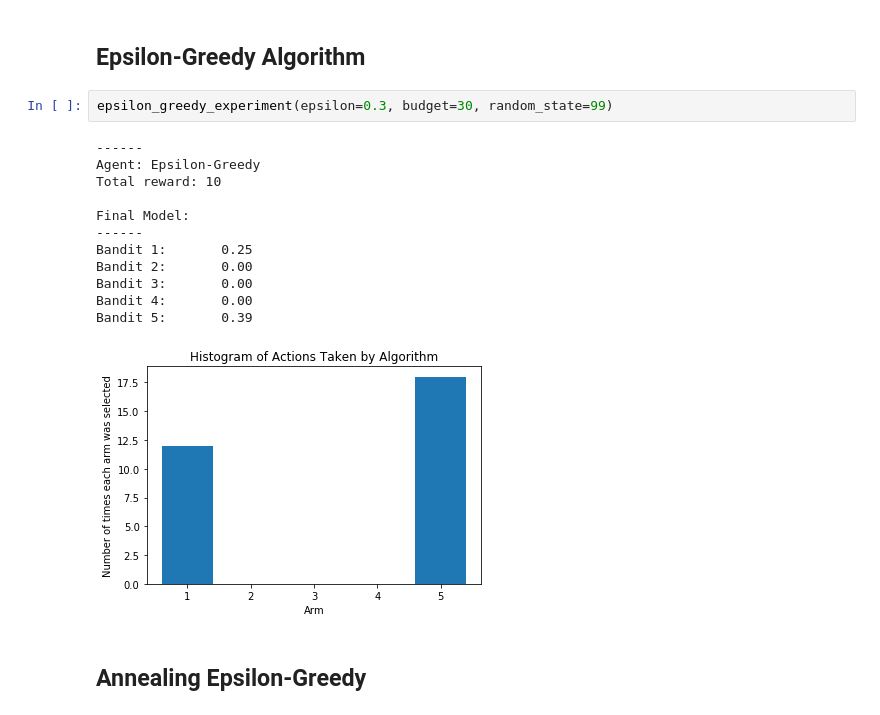
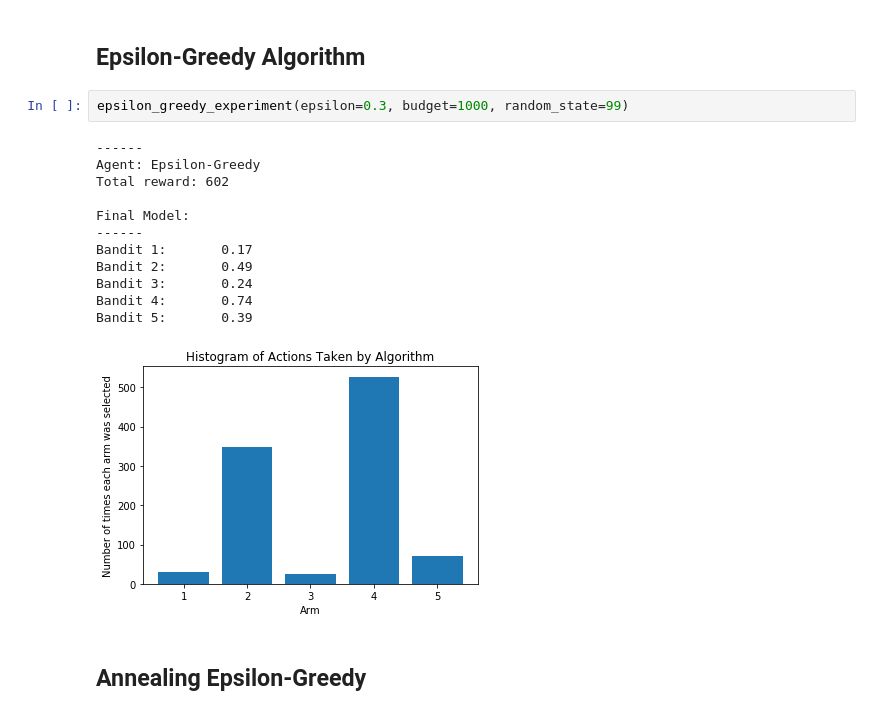
Before and after one commit to TomMonks/multi-arm-bandit, a Jupyter notebook: lecture1_agents.ipynb, the cells around one changed output. Cells and saved outputs as stored; diff of their text form.

```diff
--- a/lecture1_agents.ipynb
+++ b/lecture1_agents.ipynb
@@ -29,20 +32,20 @@ from test_bandit_agents import (print_reward,
 # %% [markdown]
 ## Epsilon-Greedy Algorithm
 # %%
-epsilon_greedy_experiment(epsilon=0.3, budget=30, random_state=99)
+epsilon_greedy_experiment(epsilon=0.3, budget=1000, random_state=99)
 # %% [output]
 ------
 Agent: Epsilon-Greedy
-Total reward: 10
+Total reward: 602
 
 Final Model:
 ------
-Bandit 1:       0.25
-Bandit 2:       0.00
-Bandit 3:       0.00
-Bandit 4:       0.00
+Bandit 1:       0.17
+Bandit 2:       0.49
+Bandit 3:       0.24
+Bandit 4:       0.74
 Bandit 5:       0.39
-[figure, old version]
+[figure, new version]
 # %% [markdown]
 ## Annealing Epsilon-Greedy
 # %%
```
Also changed, not shown: parts of 7 cells of this notebook.
